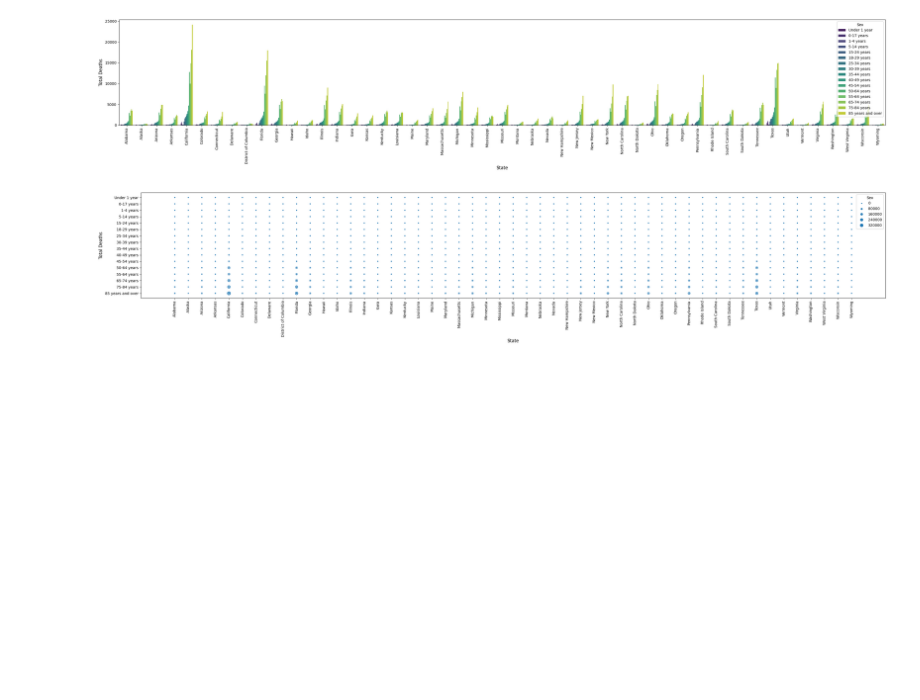
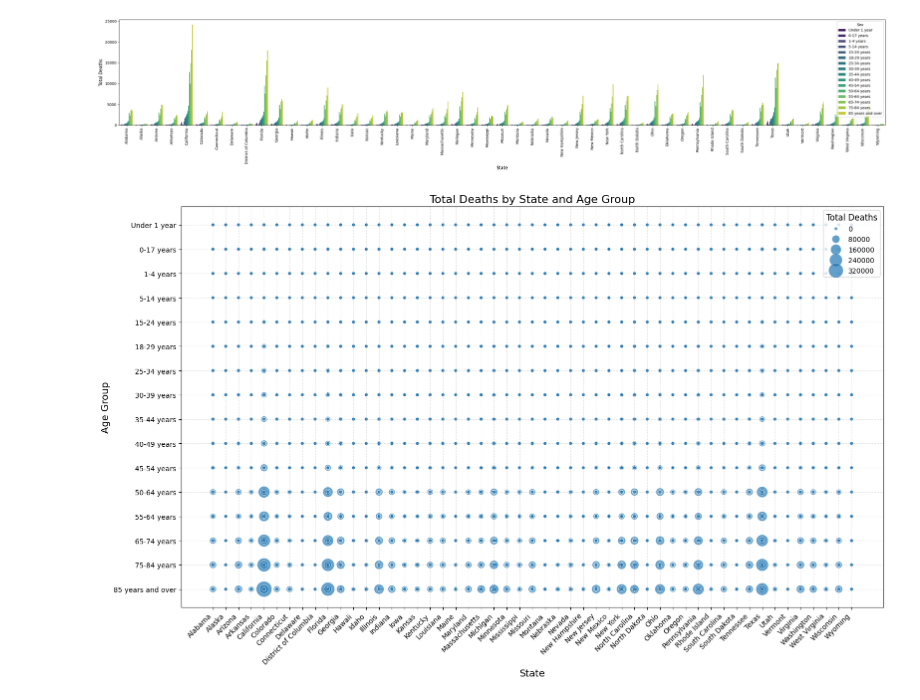
Before and after one commit to chanood/covid-summary-insight-USA-, a Jupyter notebook: covid_each_state.ipynb, the cells around one changed output. Drawn from its saved outputs; the diff is of its cells as text; code cells hidden in the pictures; blank space fills up the shorter version.

```diff
--- a/covid_each_state.ipynb
+++ b/covid_each_state.ipynb
@@ -172,15 +122,35 @@ plt.tight_layout()
 plt.show()
 # %% [output]
 [figure]
-# %%
-plt.figure(figsize=(30, 6))
-sns.scatterplot(df_eachage_allsex, x='State', y='Age Group', size='Total Deaths', sizes=(10,100))
-# plt.title(f'Monthly Average {deaths_col} by Year and {sex_col}', fontsize=14)
-plt.xlabel('State', fontsize=12)
-plt.ylabel('Total Deaths', fontsize=12)
-plt.legend(title='Sex')
-plt.xticks(rotation=90)
-plt.tight_layout()
-plt.show()
-# %% [output]
-[figure, removed]
+# %%
+plt.figure(figsize=(16, 10))
+
+# Create a more effective visualization
+sns.scatterplot(
+    data=df_eachage_allsex,
+    x='State',
+    y='Age Group',
+    size='Total Deaths',
+    sizes=(20, 500),  # Increased size range for better visibility
+    alpha=0.7,  # Add transparency for overlapping points
+    palette='viridis'  # Use a color palette
+)
+
+# Improve the labels and title
+plt.title('Total Deaths by State and Age Group', fontsize=16)
+plt.xlabel('State', fontsize=14)
+plt.ylabel('Age Group', fontsize=14)
+
+# Rotate x-axis labels and adjust their alignment
+plt.xticks(rotation=45, ha='right', fontsize=10)
+
+# Customize the legend
+plt.legend(title='Total Deaths', fontsize=10, title_fontsize=12)
+
+# Add grid lines for better readability
+plt.grid(True, linestyle='--', alpha=0.3)
+
+plt.tight_layout()
+plt.show()
+# %% [output]
+[figure, added]
```
Also changed, not shown: parts of 6 cells of this notebook, 2 other files.
